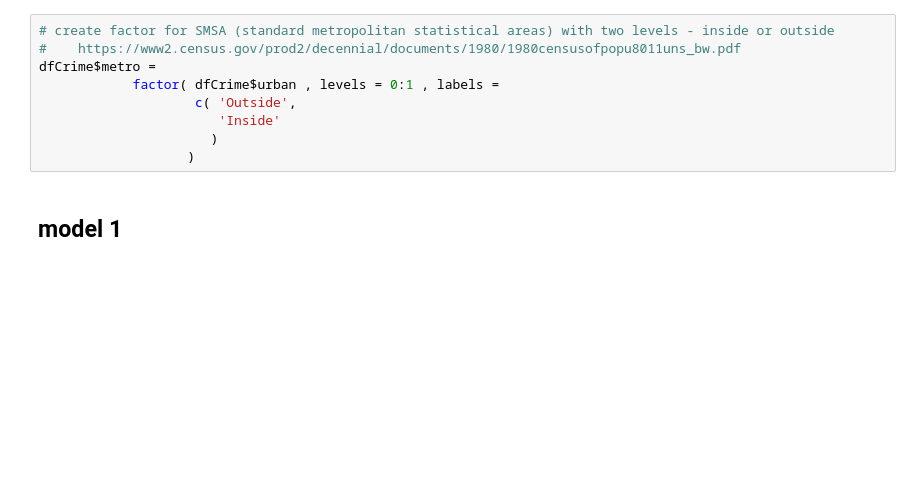
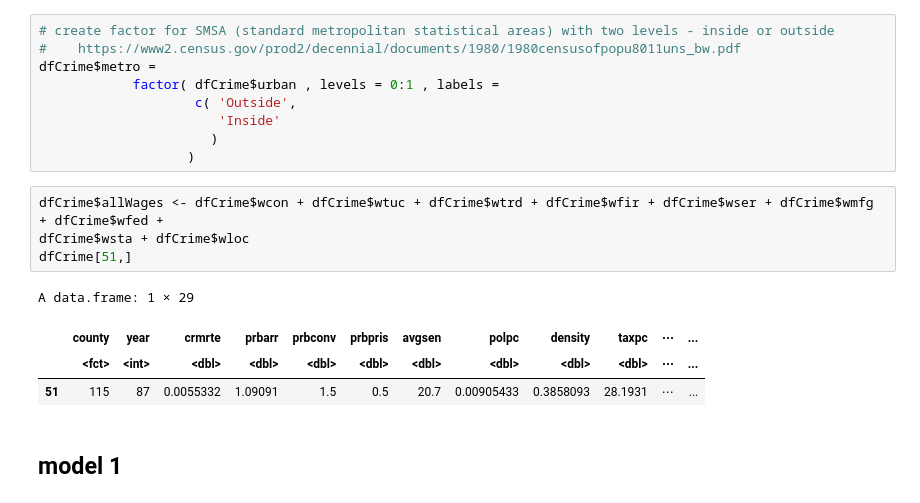
Before and after one commit to kevin-hartman/MIDS_W203_5_Lab3, a Jupyter notebook: model1.ipynb, the cells around one changed output. Drawn from its saved outputs; the diff is of its cells as text; blank space fills up the shorter version.

```diff
--- a/model1.ipynb
+++ b/model1.ipynb
@@ -115,6 +115,15 @@ dfCrime$metro =
                        'Inside'
                       )
                    )
+# %%
+dfCrime$allWages <- dfCrime$wcon + dfCrime$wtuc + dfCrime$wtrd + dfCrime$wfir + dfCrime$wser + dfCrime$wmfg + dfCrime$wfed +
+dfCrime$wsta + dfCrime$wloc
+dfCrime[51,]
+# %% [output]
+A data.frame: 1 × 29
+|  | county | year | crmrte | prbarr | prbconv | prbpris | avgsen | polpc | density | taxpc | ⋯ | ... |
+|  | <fct> | <int> | <dbl> | <dbl> | <dbl> | <dbl> | <dbl> | <dbl> | <dbl> | <dbl> | ⋯ | ... |
+| 51 | 115 | 87 | 0.0055332 | 1.09091 | 1.5 | 0.5 | 20.7 | 0.00905433 | 0.3858093 | 28.1931 | ⋯ | ... |
 # %% [markdown]
 ## model 1
 # %%
```
Also changed, not shown: parts of 4 cells of this notebook.
